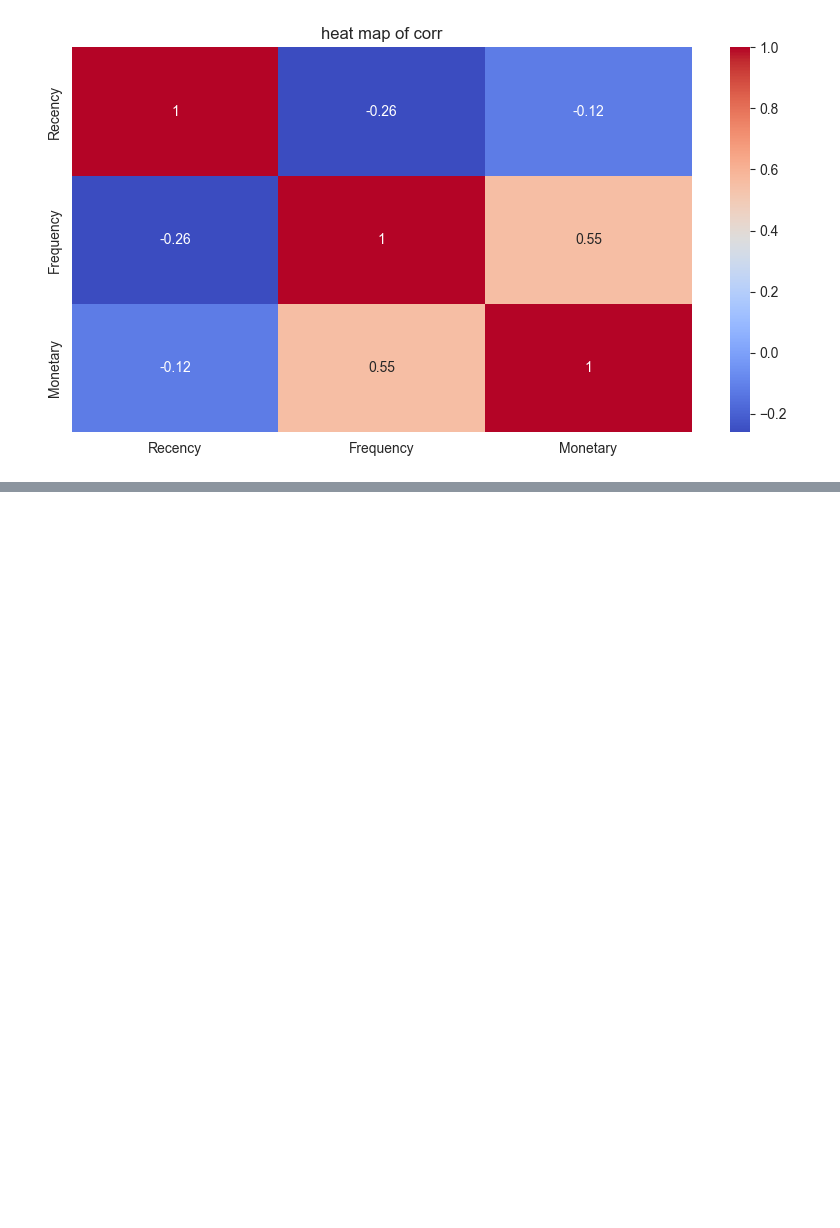
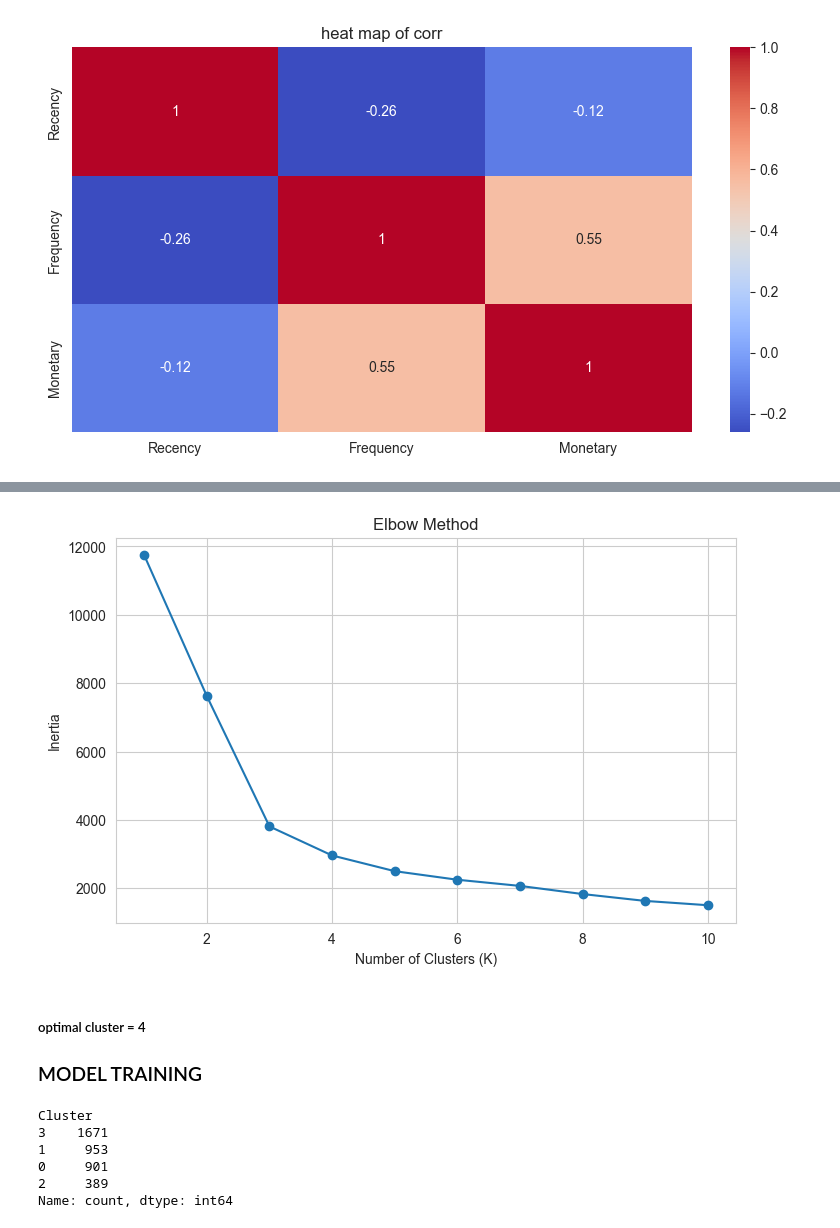
Before and after one commit to Sk2059/customer-segmentation-django-ml, a Jupyter notebook: notebooks/segmentation.ipynb, the cells around one changed output, grey strips where cells are left out. Cells and saved outputs as stored; diff of their text form; code cells hidden in the pictures; blank space fills up the shorter version.

```diff
--- a/notebooks/segmentation.ipynb
+++ b/notebooks/segmentation.ipynb
@@ -226,0 +256,3 @@ plt.show()
+# %%
+scaler = StandardScaler()
+scaled_data = scaler.fit_transform(rfm)
@@ -226,0 +261,28 @@ plt.show()
+# %%
+inertia = []
+for k in range(1, 11):
+
+    kmeans = KMeans(
+        n_clusters=k,
+        random_state=42
+    )
+
+    kmeans.fit(scaled_data)
+
+    inertia.append(kmeans.inertia_)
+# %%
+plt.figure(figsize=(8,5))
+plt.plot(
+    range(1,11),
+    inertia,
+    marker='o'
+)
+plt.xlabel("Number of Clusters (K)")
+plt.ylabel("Inertia")
+plt.title("Elbow Method")
+plt.show()
+# %% [output]
+[figure, added]
+# %% [markdown]
+##### optimal cluster = 4
+### MODEL TRAINING
@@ -226,0 +300,9 @@ plt.show()
+# %%
+rfm['Cluster'].value_counts()
+# %% [output]
+Cluster
+3    1671
+1     953
+0     901
+2     389
+Name: count, dtype: int64
```
Also changed, not shown: parts of 23 cells of this notebook, 4 other files.
